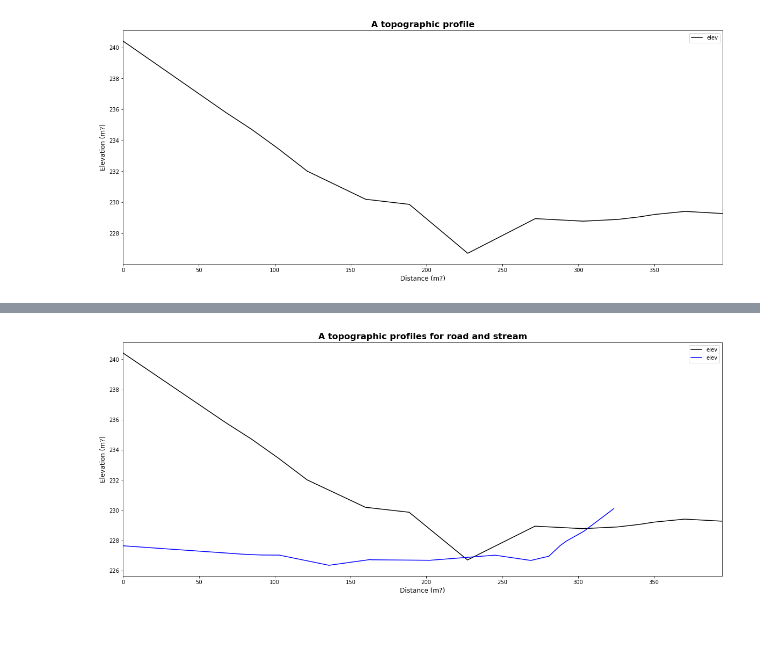
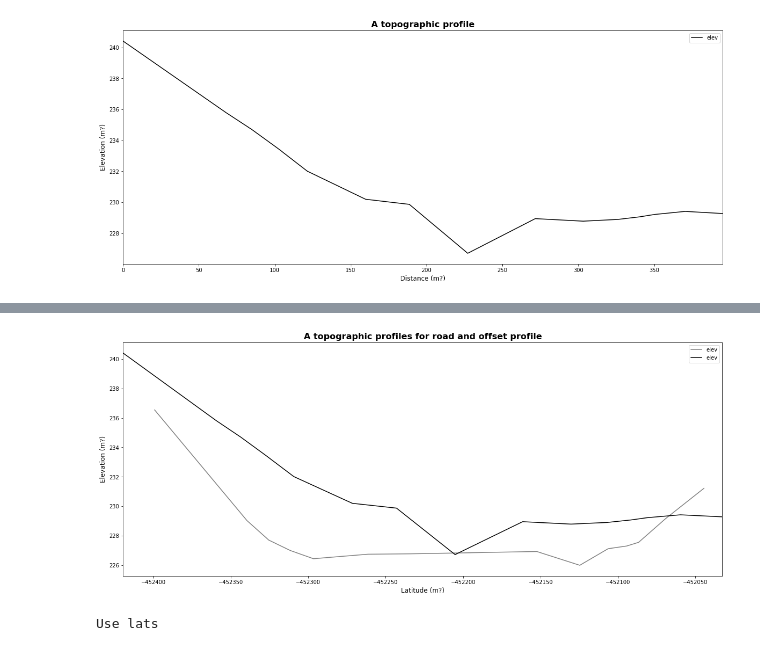
Before and after one commit to Dewberry/fcast, a Jupyter notebook: transit/advanced_profile_creation-Dev.ipynb, the cells around one changed output, grey strips where cells are left out. Saved outputs shown, nothing was run; the diff lists cells and outputs as text; code cells hidden in the pictures.

```diff
--- a/transit/advanced_profile_creation-Dev.ipynb
+++ b/transit/advanced_profile_creation-Dev.ipynb
@@ -44,6 +44,7 @@ intersection_buffers = intersections.buffer(200)
 
 clipped_roads = intersection_buffers.intersection(intersecting_roads)
 
+# Updated here to be a dictionary
 single_lines = {}
 for i, road in enumerate(clipped_roads):
     if type(road) is shapely.geometry.multilinestring.MultiLineString:
@@ -55,7 +56,7 @@ offset_lines = {}
 for street, line in single_lines.items():
     for side in ['left', 'right']:
         key_name = '_'.join([street, side])
-        offset_lines[key_name] = line.parallel_offset(100, side, resolution=1)
+        offset_lines[key_name] = line.parallel_offset(45, side, resolution=1)
 
 gdf_roads = gpd.GeoDataFrame(offset_lines.items(), columns=['streets','geometry'])
 
@@ -141,0 +169,12 @@ sample_dict = gdf_roads[gdf_roads['streets'].str.contains('Bess')].loc[0]
+# %%
+# Double check that roads and profiles match-up
+bess_profiles = gdf_roads[gdf_roads['streets'].str.contains('Bess')]
+
+bess_road = gpd.GeoDataFrame(clipped_roads[clipped_roads.index.str.contains(rough_name)], columns=['geometry'])
+
+fig, ax = plt.subplots(figsize=(20,8))
+bess_profiles.plot(color='k', alpha=0.5, ax=ax);
+bess_road.plot(color='k', ax=ax);
+ax.set_ylabel("Lat (m?)", fontsize=12)
+ax.set_xlabel("Lon (m?)", fontsize=12)
+ax.set_title("Bess* road with offset profile lines", fontsize=16, fontweight='bold');
@@ -142,6 +212,8 @@ sample_dict = gdf_roads[gdf_roads['streets'].str.contains('Bess')].loc[0]
 # %%
-def get_topo_profile_df(line_dict, dem:str) -> pd.core.frame.DataFrame:
-    line = sample_dict.geometry
+def get_topo_from_line(line:str, dem:str) -> pd.core.frame.DataFrame:
+    """Identifies the elevation of a point from a shapely linestring from
+        a digital elevation model.
+    """
     profile = point_query(line, dem)
 
     vertecies = [Point(coord) for coord in line.coords]
@@ -154,0 +225,12 @@ profile = get_topo_profile_df(sample_dict, dem)
+# %%
+# Obtain topographic profiles
+left_offset_profile = get_topo_from_line(bess_profiles.geometry[0], dem)
+road_profile = get_topo_from_line(bess_gdf.geometry[0], dem)
+
+# Showcase the results for Bess* road
+fig, ax = plt.subplots(figsize = (20,8))
+left_offset_profile.plot(x='distance',y='elev', color='k', alpha=0.5, ax=ax);
+road_profile.plot(x='distance',y='elev', color='k', ax=ax);
+ax.set_ylabel("Elevation (m?)", fontsize=12)
+ax.set_xlabel("Distance (m?)", fontsize=12)
+ax.set_title("A topographic profiles for road and offset profile", fontsize=16, fontweight='bold');
@@ -155,10 +245,28 @@ profile = get_topo_profile_df(sample_dict, dem)
 # %%
+# Grab latitudes
+left_offset_profile['lat'] = left_offset_profile.point.apply(lambda point: point.y)
+road_profile['lat'] = road_profile.point.apply(lambda point: point.y)
+
 # Showcase the results for Bess* road
 fig, ax = plt.subplots(figsize = (20,8))
-road_profile.plot(x='distance',y='elev', color='k', ax=ax);
-profile.plot(x='distance',y='elev', color='b', ax=ax);
+left_offset_profile.plot(x='lat',y='elev', color='k', alpha=0.5, ax=ax);
+road_profile.plot(x='lat',y='elev', color='k', ax=ax);
 ax.set_ylabel("Elevation (m?)", fontsize=12)
-ax.set_xlabel("Distance (m?)", fontsize=12)
-ax.set_title("A topographic profiles for road and stream", fontsize=16, fontweight='bold');
+ax.set_xlabel("Latitude (m?)", fontsize=12)
+ax.set_title("A topographic profiles for road and offset profile", fontsize=16, fontweight='bold');
 # %% [output]
-[figure, old version]
+[figure, new version]
+# %%
+# Outline basic workflow for choosing lats vs lons
+def plot_lat_or_long(df:pd.core.frame.DataFrame, threshold:int) -> None:
+    """Basic logic to determine if lats or lons should be plotted"""
+    lats = [point.y for point in road_profile.point]
+    delta_lat = max(lats) - min(lats)
+    if delta_lat >= threshold:
+        print("Use lats")
+    else:
+        print("Use lons")
+
+plot_lat_or_long(road_profile, 100)
+# %% [output]
+Use lats
```
Also changed, not shown: parts of 19 cells of this notebook.
